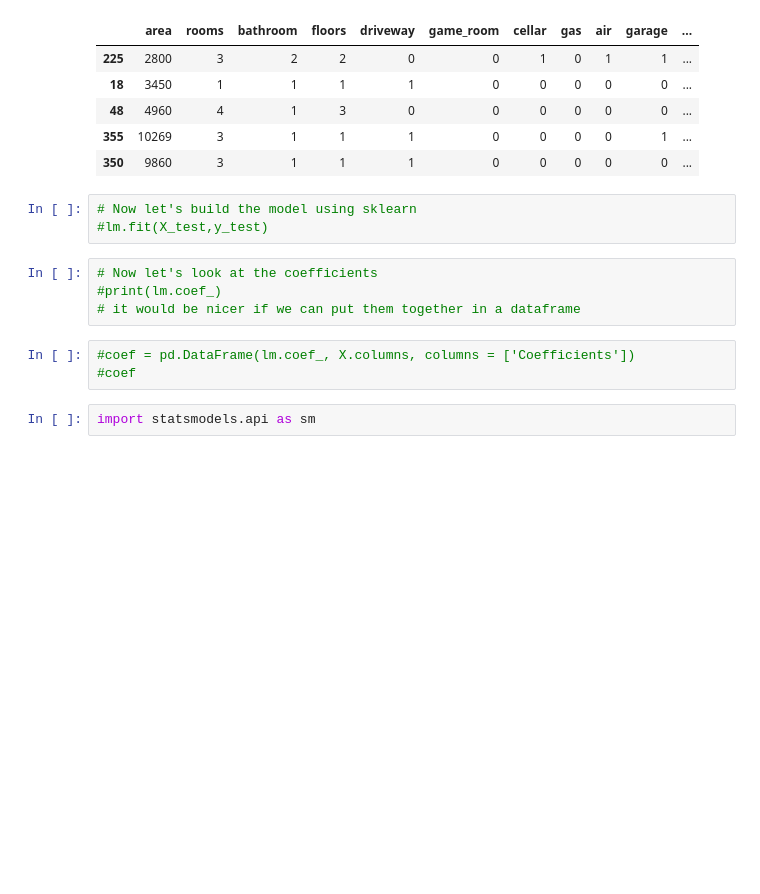
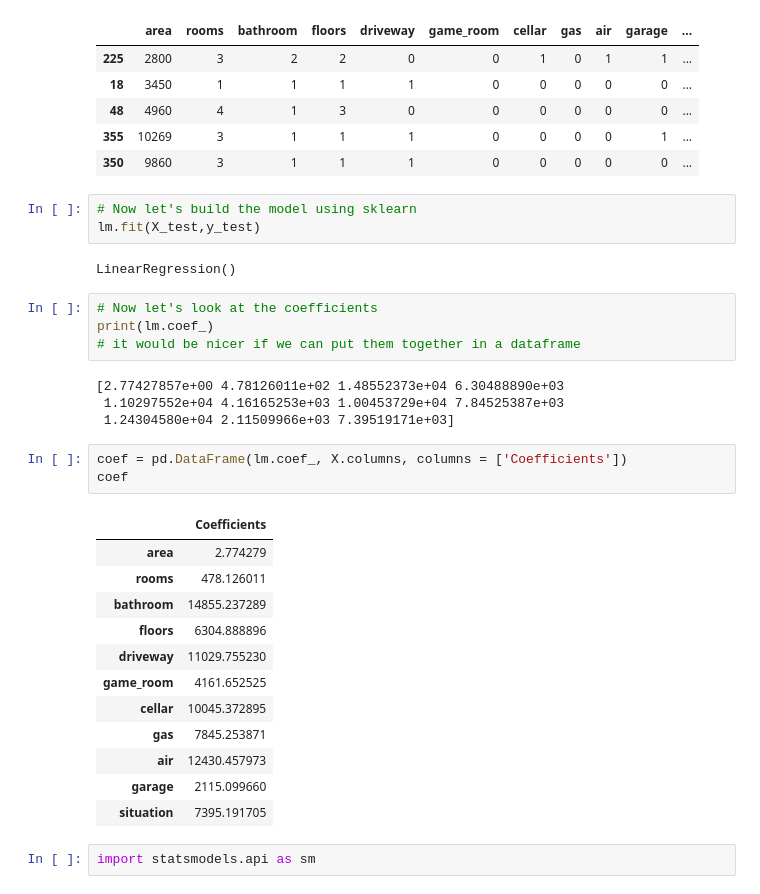
Before and after one commit to melwinmpk/python_datascience, a Jupyter notebook: ML/Regression_Analysis.ipynb, the cells around one changed output. Cells and saved outputs as stored; diff of their text form; blank space fills up the shorter version.

Commit message:
Linear Regression Part 2

```diff
--- a/ML/Regression_Analysis.ipynb
+++ b/ML/Regression_Analysis.ipynb
@@ -92,14 +92,33 @@ X_test.head()
 | 350 | 9860 | 3 | 1 | 1 | 1 | 0 | 0 | 0 | 0 | 0 | ... |
 # %%
 # Now let's build the model using sklearn
-#lm.fit(X_test,y_test)
+lm.fit(X_test,y_test)
+# %% [output]
+LinearRegression()
 # %%
 # Now let's look at the coefficients
-#print(lm.coef_)
+print(lm.coef_)
 # it would be nicer if we can put them together in a dataframe
+# %% [output]
+[2.77427857e+00 4.78126011e+02 1.48552373e+04 6.30488890e+03
+ 1.10297552e+04 4.16165253e+03 1.00453729e+04 7.84525387e+03
+ 1.24304580e+04 2.11509966e+03 7.39519171e+03]
 # %%
-#coef = pd.DataFrame(lm.coef_, X.columns, columns = ['Coefficients'])
-#coef
+coef = pd.DataFrame(lm.coef_, X.columns, columns = ['Coefficients'])
+coef
+# %% [output]
+|  | Coefficients |
+| area | 2.774279 |
+| rooms | 478.126011 |
+| bathroom | 14855.237289 |
+| floors | 6304.888896 |
+| driveway | 11029.755230 |
+| game_room | 4161.652525 |
+| cellar | 10045.372895 |
+| gas | 7845.253871 |
+| air | 12430.457973 |
+| garage | 2115.099660 |
+| situation | 7395.191705 |
 # %%
 import statsmodels.api as sm
 # %%
```
Also changed, not shown: parts of 3 cells of this notebook, 2 other files.
